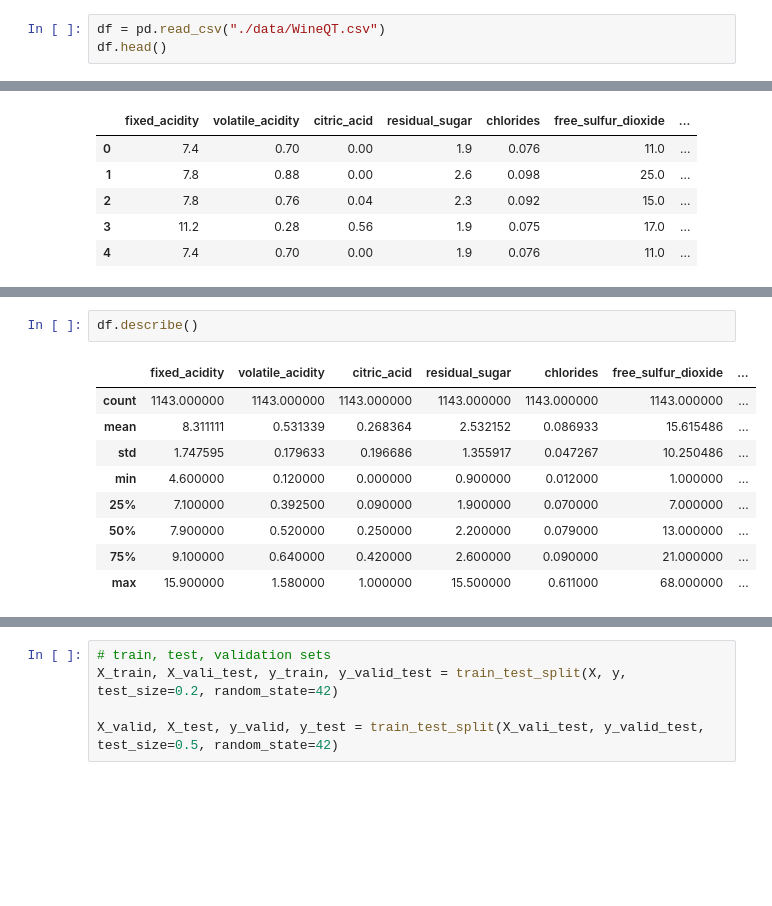
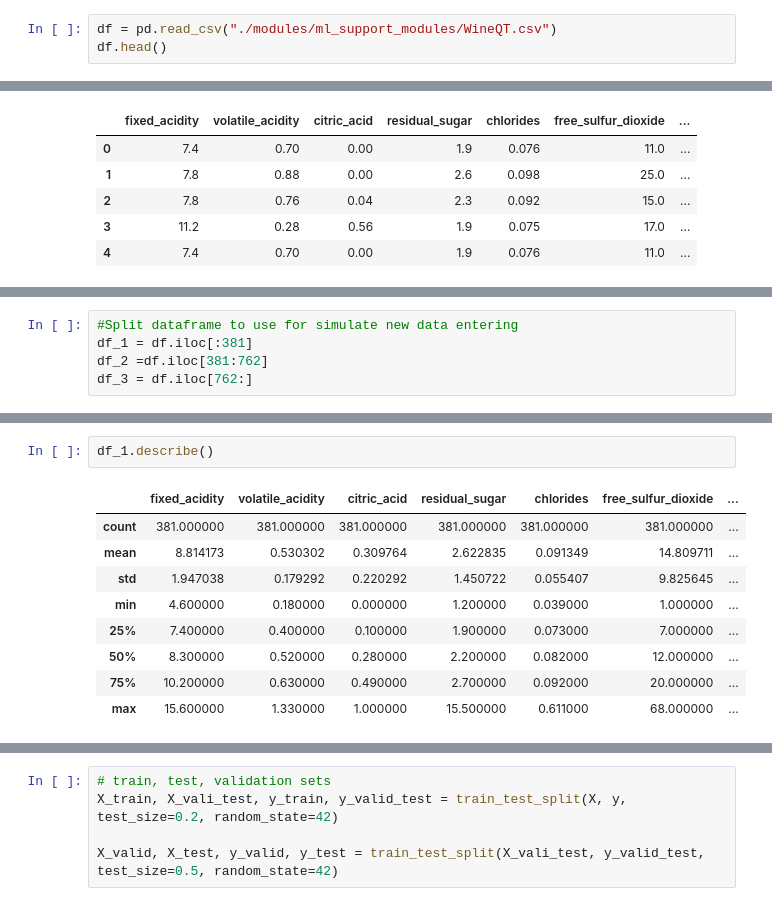
Before and after one commit to GuilhermeBrejeiro/mlops_bitbucket, a Jupyter notebook: wine_notebook.ipynb, the cells around one changed output, grey strips where cells are left out. Saved outputs shown, nothing was run; the diff lists cells and outputs as text; blank space fills up the shorter version.

```diff
--- a/wine_notebook.ipynb
+++ b/wine_notebook.ipynb
@@ -14,7 +14,7 @@ from sklearn.ensemble import AdaBoostClassifier
 
 from sklearn.metrics import classification_report, accuracy_score, f1_score
 # %%
-df = pd.read_csv("./data/WineQT.csv")
+df = pd.read_csv("./modules/ml_support_modules/WineQT.csv")
 df.head()
 # %% [output]
 |  | fixed acidity | volatile acidity | citric acid | residual sugar | chlorides | free sulfur dioxide | ... |
@@ -46,0 +71,5 @@ df.shape
+# %%
+#Split dataframe to use for simulate new data entering
+df_1 = df.iloc[:381]
+df_2 =df.iloc[381:762]
+df_3 = df.iloc[762:]
@@ -62,15 +95,15 @@ quality                 0
 Id                      0
 dtype: int64
 # %%
-df.describe()
+df_1.describe()
 # %% [output]
 |  | fixed_acidity | volatile_acidity | citric_acid | residual_sugar | chlorides | free_sulfur_dioxide | ... |
-| count | 1143.000000 | 1143.000000 | 1143.000000 | 1143.000000 | 1143.000000 | 1143.000000 | ... |
-| mean | 8.311111 | 0.531339 | 0.268364 | 2.532152 | 0.086933 | 15.615486 | ... |
-| std | 1.747595 | 0.179633 | 0.196686 | 1.355917 | 0.047267 | 10.250486 | ... |
-| min | 4.600000 | 0.120000 | 0.000000 | 0.900000 | 0.012000 | 1.000000 | ... |
-| 25% | 7.100000 | 0.392500 | 0.090000 | 1.900000 | 0.070000 | 7.000000 | ... |
-| 50% | 7.900000 | 0.520000 | 0.250000 | 2.200000 | 0.079000 | 13.000000 | ... |
-| 75% | 9.100000 | 0.640000 | 0.420000 | 2.600000 | 0.090000 | 21.000000 | ... |
-| max | 15.900000 | 1.580000 | 1.000000 | 15.500000 | 0.611000 | 68.000000 | ... |
+| count | 381.000000 | 381.000000 | 381.000000 | 381.000000 | 381.000000 | 381.000000 | ... |
+| mean | 8.814173 | 0.530302 | 0.309764 | 2.622835 | 0.091349 | 14.809711 | ... |
+| std | 1.947038 | 0.179292 | 0.220292 | 1.450722 | 0.055407 | 9.825645 | ... |
+| min | 4.600000 | 0.180000 | 0.000000 | 1.200000 | 0.039000 | 1.000000 | ... |
+| 25% | 7.400000 | 0.400000 | 0.100000 | 1.900000 | 0.073000 | 7.000000 | ... |
+| 50% | 8.300000 | 0.520000 | 0.280000 | 2.200000 | 0.082000 | 12.000000 | ... |
+| 75% | 10.200000 | 0.630000 | 0.490000 | 2.700000 | 0.092000 | 20.000000 | ... |
+| max | 15.600000 | 1.330000 | 1.000000 | 15.500000 | 0.611000 | 68.000000 | ... |
 # %%
```
Also changed, not shown: parts of 37 cells of this notebook, 12 other files.
